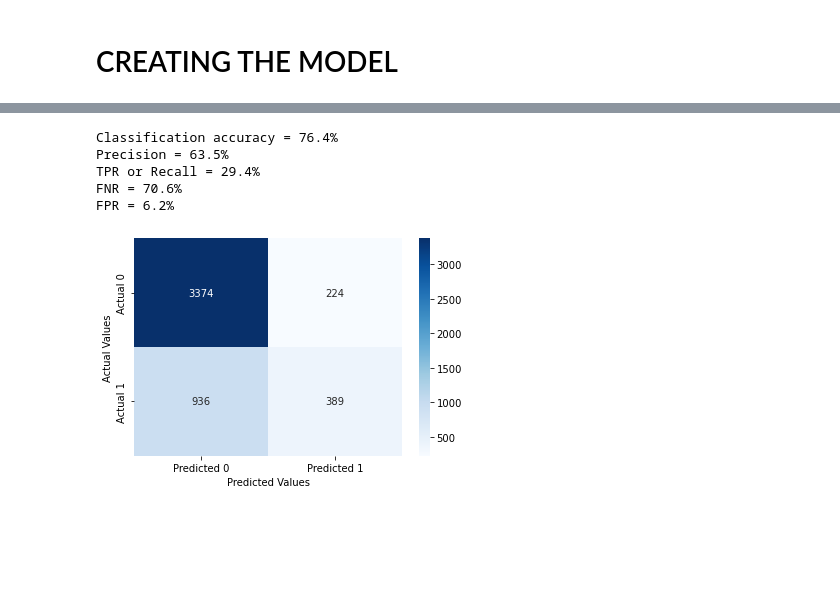
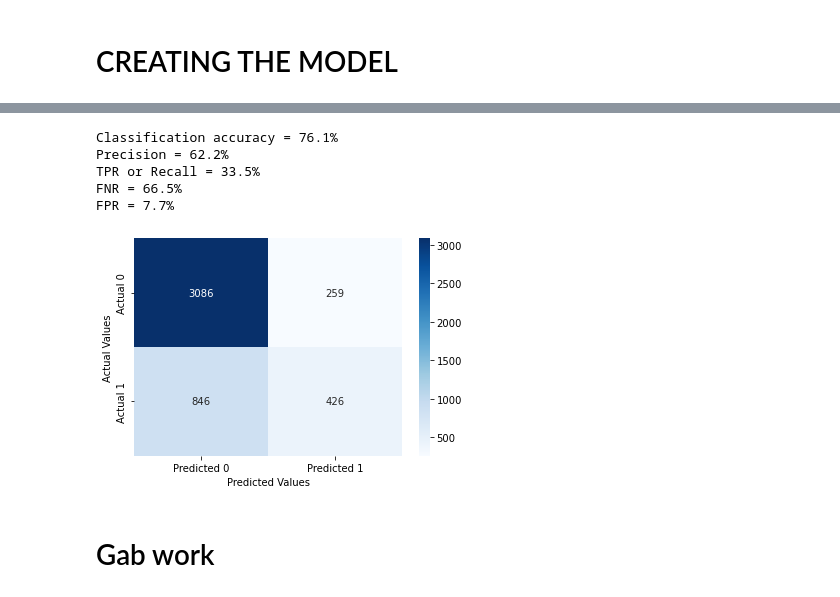
Before and after one commit to kennyeon/Too-Pullz-Project, a Jupyter notebook: classification_project.ipynb, the cells around one changed output, grey strips where cells are left out. Saved outputs shown, nothing was run; the diff lists cells and outputs as text; code cells hidden in the pictures; blank space fills up the shorter version.

Commit message:
added initial model

```diff
--- a/classification_project.ipynb
+++ b/classification_project.ipynb
@@ -187,2 +219,24 @@ Length: 84, dtype: float64
 # %% [markdown]
 # CREATING THE MODEL
+# %%
+def confusion_matrix_train(model,cutoff=0.43):
+    # Confusion matrix
+    cm_df = pd.DataFrame(model.pred_table(threshold = cutoff))
+    #Formatting the confusion matrix
+    cm_df.columns = ['Predicted 0', 'Predicted 1']
+    cm_df = cm_df.rename(index={0: 'Actual 0',1: 'Actual 1'})
+    cm = np.array(cm_df)
+    # Calculate the accuracy
+    accuracy = (cm[0,0]+cm[1,1])/cm.sum()
+    fnr = (cm[1,0])/(cm[1,0]+cm[1,1])
+    precision = (cm[1,1])/(cm[0,1]+cm[1,1])
+    fpr = (cm[0,1])/(cm[0,0]+cm[0,1])
+    tpr = (cm[1,1])/(cm[1,0]+cm[1,1])
+    sns.heatmap(cm_df, annot=True, cmap='Blues', fmt='g')
+    plt.ylabel("Actual Values")
+    plt.xlabel("Predicted Values")
+    print("Classification accuracy = {:.1%}".format(accuracy))
+    print("Precision = {:.1%}".format(precision))
+    print("TPR or Recall = {:.1%}".format(tpr))
+    print("FNR = {:.1%}".format(fnr))
+    print("FPR = {:.1%}".format(fpr))
@@ -188,0 +245,4 @@ Length: 84, dtype: float64
+# %%
+# creating a model using predictors with high correlation
+logit_model1 = sm.logit(data = movies, formula = 'good_movie ~ duration + director_facebook_likes + country_UK + country_USA + country_Others + aspect_ratio + actors_facebook_likes + budget + facenumber_in_poster').fit()
+print(logit_model1.summary())
@@ -188,0 +268,2 @@ Length: 84, dtype: float64
+# %%
+confusion_matrix_train(logit_model1)
@@ -208,7 +296,7 @@ country_Others                                   13.6238        nan        nan
 budget                                           -0.5981      0.091     -6.585      0.000      -0.776      -0.420
 =================================================================================================================
 # %%
-def confusion_matrix_train(model,cutoff=0.46):
+def confusion_matrix_train(model,cutoff=0.43):
     # Confusion matrix
     cm_df = pd.DataFrame(model.pred_table(threshold = cutoff))
     #Formatting the confusion matrix
@@ -230,11 +318,13 @@ def confusion_matrix_train(model,cutoff=0.46):
     print("FNR = {:.1%}".format(fnr))
     print("FPR = {:.1%}".format(fpr))
 # %%
-confusion_matrix_train(logit_model)
+confusion_matrix_train(logit_model1)
 # %% [output]
-Classification accuracy = 76.4%
-Precision = 63.5%
-TPR or Recall = 29.4%
-FNR = 70.6%
-FPR = 6.2%
+Classification accuracy = 76.1%
+Precision = 62.2%
+TPR or Recall = 33.5%
+FNR = 66.5%
+FPR = 7.7%
-[figure, old version]
+[figure, new version]
+# %% [markdown]
+# Gab work
```
Also changed, not shown: parts of 14 cells of this notebook.
